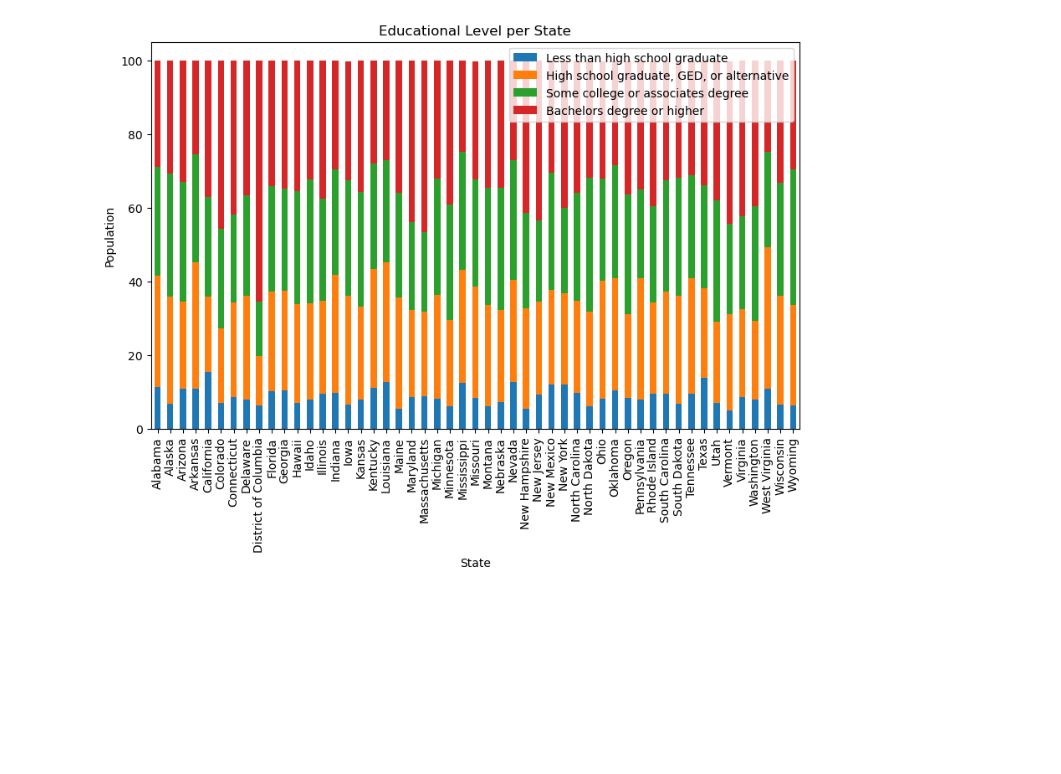
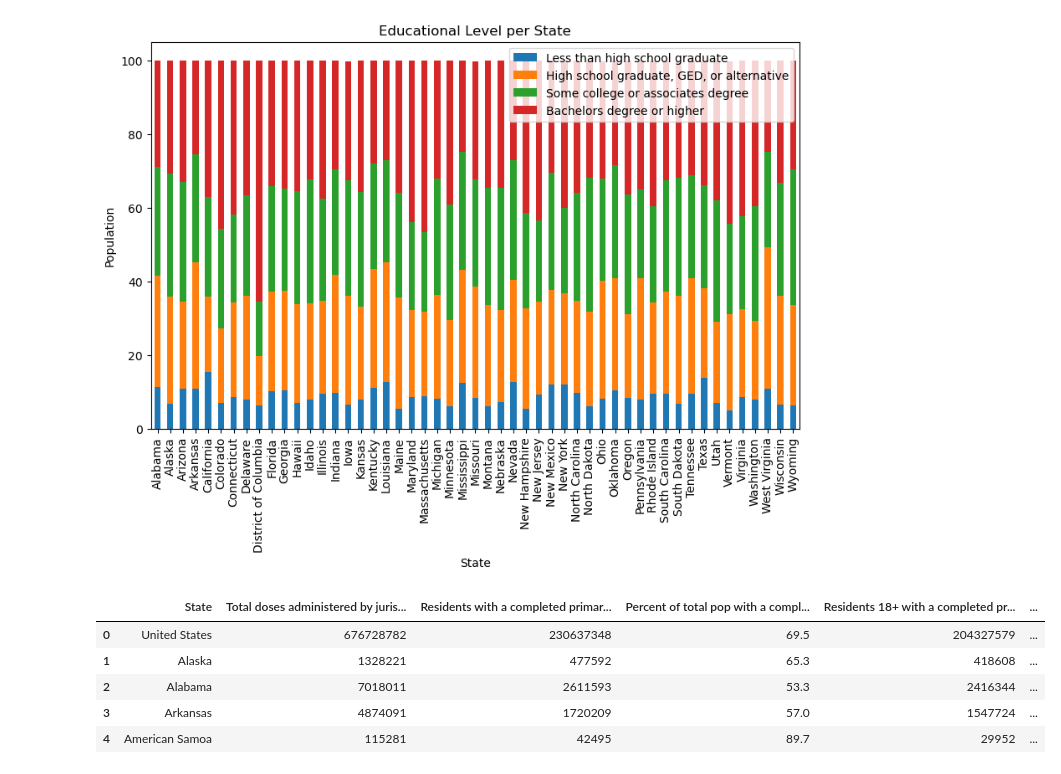
Before and after one commit to imnana18/project1_group07, a Jupyter notebook: analysis/Correlation Analysis.ipynb, the cells around one changed output. Cells and saved outputs as stored; diff of their text form; code cells hidden in the pictures; blank space fills up the shorter version.

```diff
--- a/analysis/Correlation Analysis.ipynb
+++ b/analysis/Correlation Analysis.ipynb
@@ -264,0 +204,11 @@ plt.show()
+# %%
+# Pull csv as df
+vaccination_data_df = pd.read_csv(vaccination_data)
+vaccination_data_df.head()
+# %% [output]
+|  | State | Total doses administered by juris... | Residents with a completed primar... | Percent of total pop with a compl... | Residents 18+ with a completed pr... | ... |
+| 0 | United States | 676728782 | 230637348 | 69.5 | 204327579 | ... |
+| 1 | Alaska | 1328221 | 477592 | 65.3 | 418608 | ... |
+| 2 | Alabama | 7018011 | 2611593 | 53.3 | 2416344 | ... |
+| 3 | Arkansas | 4874091 | 1720209 | 57.0 | 1547724 | ... |
+| 4 | American Samoa | 115281 | 42495 | 89.7 | 29952 | ... |
```
Also changed, not shown: parts of 23 cells of this notebook.
